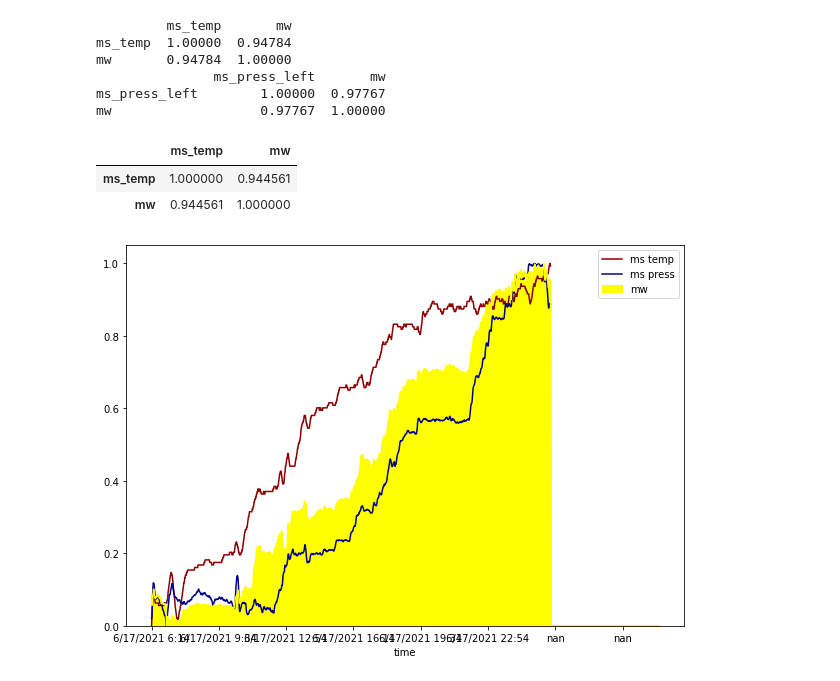
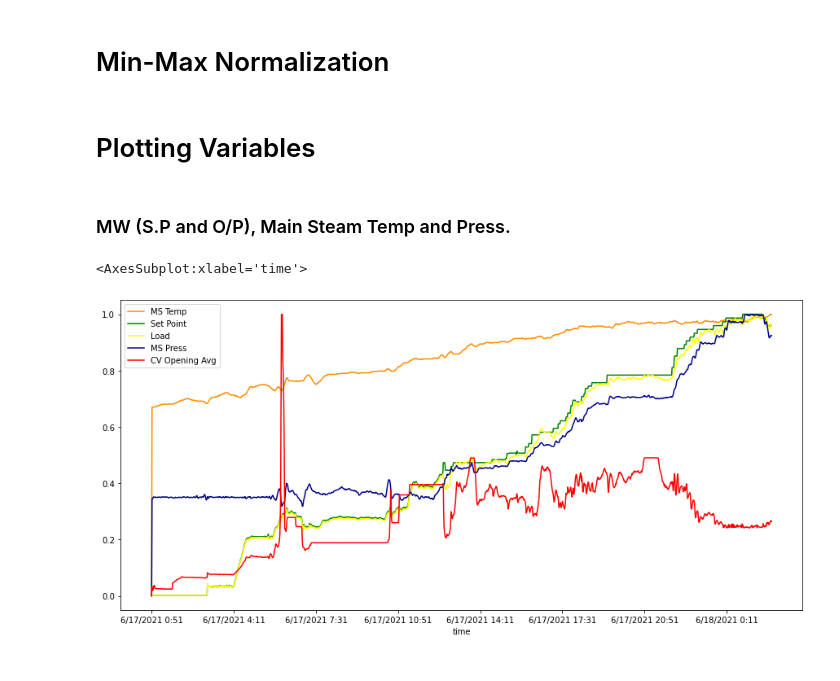
Before and after one commit to faseelmo/Power-Plant-Data-science, a Jupyter notebook: startupAnalysis.ipynb, the cells around one changed output. Cells and saved outputs as stored; diff of their text form; code cells hidden in the pictures.

```diff
--- a/startupAnalysis.ipynb
+++ b/startupAnalysis.ipynb
@@ -4,15 +4,6 @@ import matplotlib.pyplot as plt
 import pandas as pd
 import numpy as np
 
-plt.rcParams['figure.figsize'] = [10, 7]
+plt.rcParams['figure.figsize'] = [15, 7]
 
-df = pd.read_csv('Data\startup_load.csv')
-
-data_scaled = df[[ 'ms_press_left','ms_temp', 'mw']].copy()
-
-for column in data_scaled.columns:
-    data_scaled[column] = ( data_scaled[column] - data_scaled[column].min() ) / ( data_scaled[column].max() - data_scaled[column].min())
-
-    #df_new = data_scaled.assign(mw = df['mw'], time = df['time'])
-df_new = data_scaled.assign( time = df['time'])
-print(df_new)
+df = pd.read_csv('Data/startup.csv')
@@ -34,22 +10,24 @@ print(df_new)
-# %%
-
-ax = df_new.plot('time' ,'ms_temp', label = 'ms temp', color="DarkRed")
-df_new.plot('time', 'ms_press_left' , label = 'ms press', ax =ax, color="DarkBlue")
-df_new.plot.area('time', 'mw', label = 'mw', ax = ax , color="yellow")
-
-print(df_new[['ms_temp', 'mw']].corr())
-print(df_new[['ms_press_left', 'mw']].corr())
-
-a#x = df.plot('time', 'ms_temp', label = 'ms temp')
-#df.plot('time', 'ms_press_left', label = 'ms press', ax=ax)
-# %% [output]
-         ms_temp       mw
-ms_temp  1.00000  0.94784
-mw       0.94784  1.00000
-               ms_press_left       mw
-ms_press_left        1.00000  0.97767
-mw                   0.97767  1.00000
-|  | ms_temp | mw |
-| ms_temp | 1.000000 | 0.944561 |
-| mw | 0.944561 | 1.000000 |
-[figure, removed]
+# %% [markdown]
+# <font color='black'> Min-Max Normalization</font>
+# %%
+data_scaled = df[[ 'ms_press','ms_temp', 'load', 'load_sp', 'rpm', 'cv_opn', 'gen_cur']].copy()
+
+for column in data_scaled.columns:
+    data_scaled[column] = ( data_scaled[column] - data_scaled[column].min() ) / ( data_scaled[column].max() - data_scaled[column].min())
+
+df_new = data_scaled.assign( time = df['time'])
+# %% [markdown]
+# <font color='black'> Plotting Variables </font>
+# %% [markdown]
+### <font color='black'> MW (S.P and O/P), Main Steam Temp and Press. </font>
+# %%
+ax = df_new.plot('time' ,'ms_temp', label = 'MS Temp', color="DarkOrange")
+df_new.plot('time', 'load_sp' , label = 'Set Point', ax =ax, color="Green")
+df_new.plot('time' ,'load', label = 'Load', color="Yellow", ax= ax)
+df_new.plot('time', 'ms_press' , label = 'MS Press', ax =ax, color="DarkBlue")
+df_new.plot('time', 'cv_opn' , label = 'CV Opening Avg', ax =ax, color="Red")
+
+#df_new.plot('time', 'rpm' , label = 'RPM', ax =ax, color="Yellow")
+# %% [output]
+<AxesSubplot:xlabel='time'>
+[figure, added]
```
Also changed, not shown: parts of 5 cells of this notebook.
